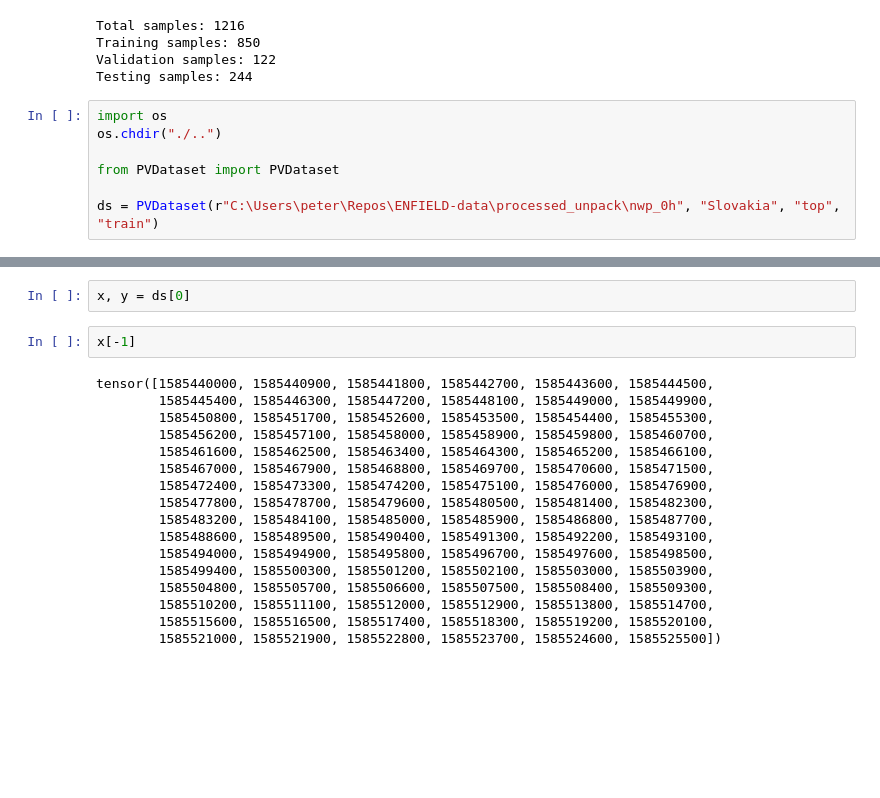
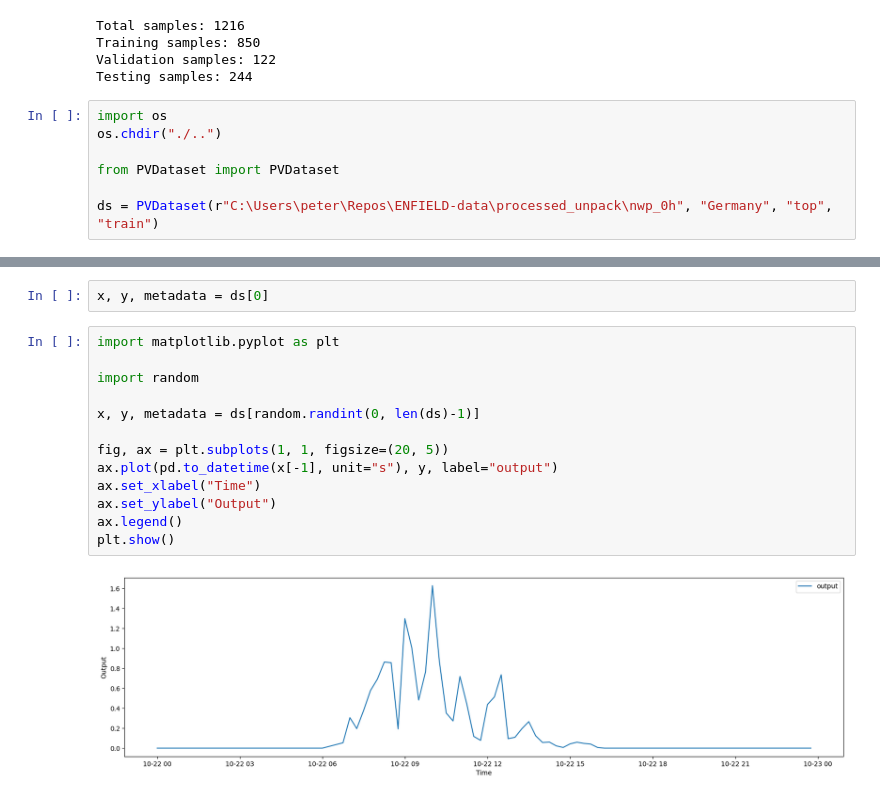
Before and after one commit to pavlikp/PV-PIML, a Jupyter notebook: notebooks/PVDataset.ipynb, the cells around one changed output, grey strips where cells are left out. Cells and saved outputs as stored; diff of their text form; blank space fills up the shorter version.

```diff
--- a/notebooks/PVDataset.ipynb
+++ b/notebooks/PVDataset.ipynb
@@ -54,4 +54,4 @@ os.chdir("./..")
 
 from PVDataset import PVDataset
 
-ds = PVDataset(r"C:\Users\peter\Repos\ENFIELD-data\processed_unpack\nwp_0h", "Slovakia", "top", "train")
+ds = PVDataset(r"C:\Users\peter\Repos\ENFIELD-data\processed_unpack\nwp_0h", "Germany", "top", "train")
@@ -58,21 +95,17 @@ ds = PVDataset(r"C:\Users\peter\Repos\ENFIELD-data\processed_unpack\nwp_0h", "Sl
 # %%
-x, y = ds[0]
+x, y, metadata = ds[0]
 # %%
-x[-1]
+import matplotlib.pyplot as plt
+
+import random
+
+x, y, metadata = ds[random.randint(0, len(ds)-1)]
+
+fig, ax = plt.subplots(1, 1, figsize=(20, 5))
+ax.plot(pd.to_datetime(x[-1], unit="s"), y, label="output")
+ax.set_xlabel("Time")
+ax.set_ylabel("Output")
+ax.legend()
+plt.show()
 # %% [output]
-tensor([1585440000, 1585440900, 1585441800, 1585442700, 1585443600, 1585444500,
-        1585445400, 1585446300, 1585447200, 1585448100, 1585449000, 1585449900,
-        1585450800, 1585451700, 1585452600, 1585453500, 1585454400, 1585455300,
-        1585456200, 1585457100, 1585458000, 1585458900, 1585459800, 1585460700,
-        1585461600, 1585462500, 1585463400, 1585464300, 1585465200, 1585466100,
-        1585467000, 1585467900, 1585468800, 1585469700, 1585470600, 1585471500,
-        1585472400, 1585473300, 1585474200, 1585475100, 1585476000, 1585476900,
-        1585477800, 1585478700, 1585479600, 1585480500, 1585481400, 1585482300,
-        1585483200, 1585484100, 1585485000, 1585485900, 1585486800, 1585487700,
-        1585488600, 1585489500, 1585490400, 1585491300, 1585492200, 1585493100,
-        1585494000, 1585494900, 1585495800, 1585496700, 1585497600, 1585498500,
-        1585499400, 1585500300, 1585501200, 1585502100, 1585503000, 1585503900,
-        1585504800, 1585505700, 1585506600, 1585507500, 1585508400, 1585509300,
-        1585510200, 1585511100, 1585512000, 1585512900, 1585513800, 1585514700,
-        1585515600, 1585516500, 1585517400, 1585518300, 1585519200, 1585520100,
-        1585521000, 1585521900, 1585522800, 1585523700, 1585524600, 1585525500])
+[figure, added]
```
Also changed, not shown: parts of 8 cells of this notebook, 7 other files.
